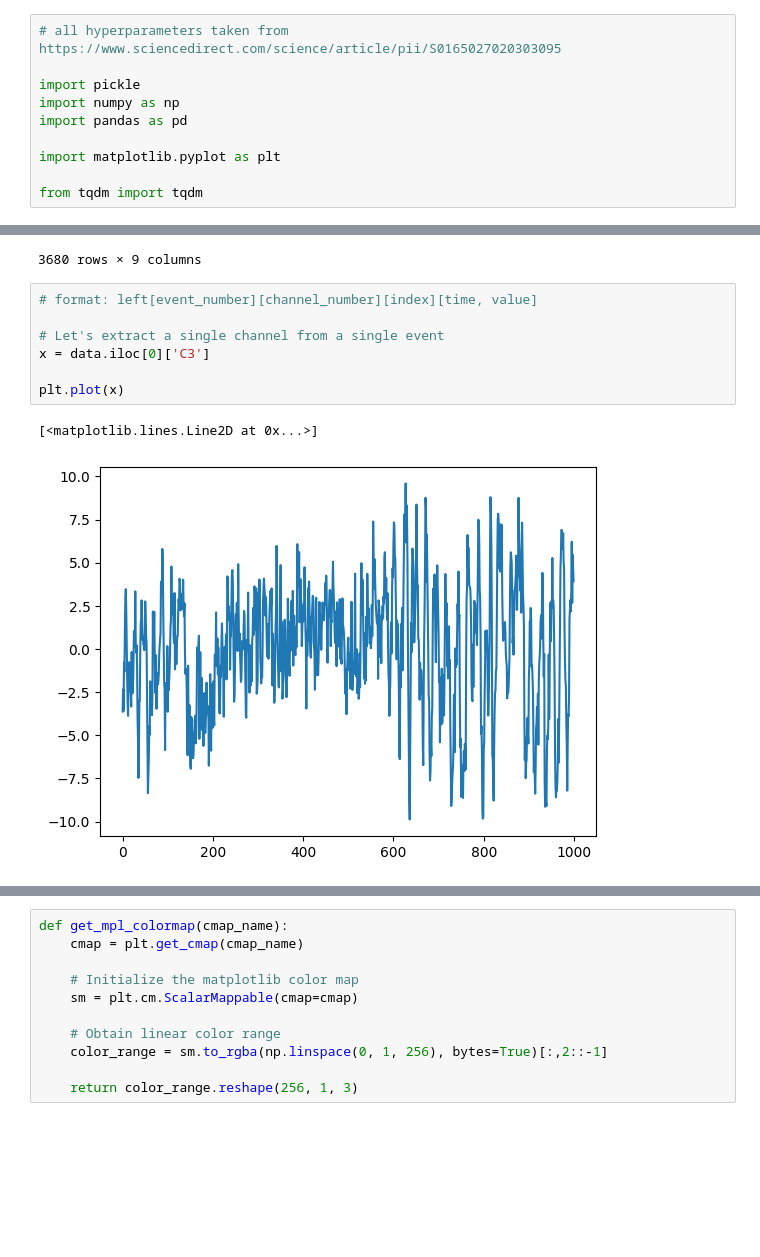
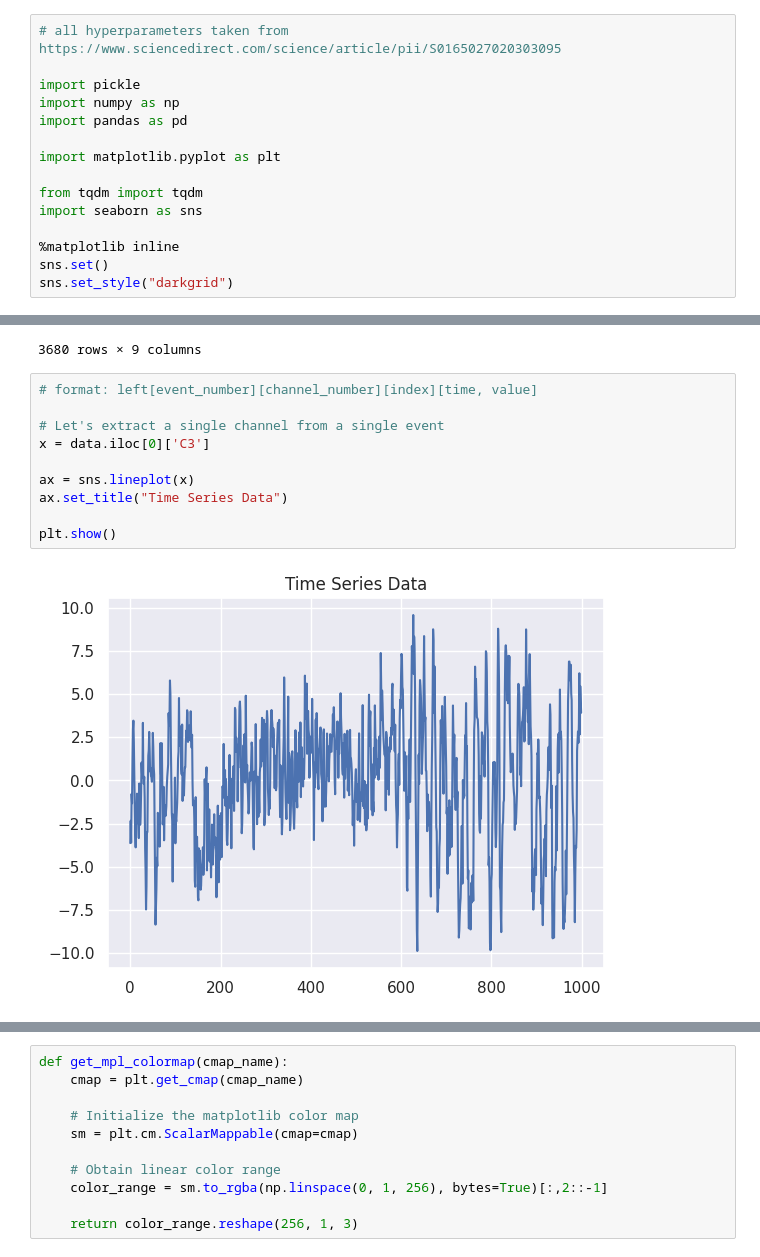
Before and after one commit to rachelkiiii/crux_project, a Jupyter notebook: src/preprocessing.ipynb, the cells around one changed output, grey strips where cells are left out. Drawn from its saved outputs; the diff is of its cells as text; blank space fills up the shorter version.

```diff
--- a/src/preprocessing.ipynb
+++ b/src/preprocessing.ipynb
@@ -8,6 +8,11 @@ import pandas as pd
 import matplotlib.pyplot as plt
 
 from tqdm import tqdm
+import seaborn as sns
+
+%matplotlib inline
+sns.set()
+sns.set_style("darkgrid")
 # %%
 data = pd.read_pickle("data/epoched_train.pkl")
 data
@@ -28,13 +33,15 @@ data
 # %%
 # format: left[event_number][channel_number][index][time, value]
 
 # Let's extract a single channel from a single event
 x = data.iloc[0]['C3']
 
-plt.plot(x)
+ax = sns.lineplot(x)
+ax.set_title("Time Series Data")
+
+plt.show()
 # %% [output]
-[<matplotlib.lines.Line2D at 0x...>]
-[figure, old version]
+[figure, new version]
 # %%
 # Butterworth Bandpass Filter
 # Taken from https://stackoverflow.com/a/48677312
```
Also changed, not shown: parts of 4 cells of this notebook, 2 other files.
